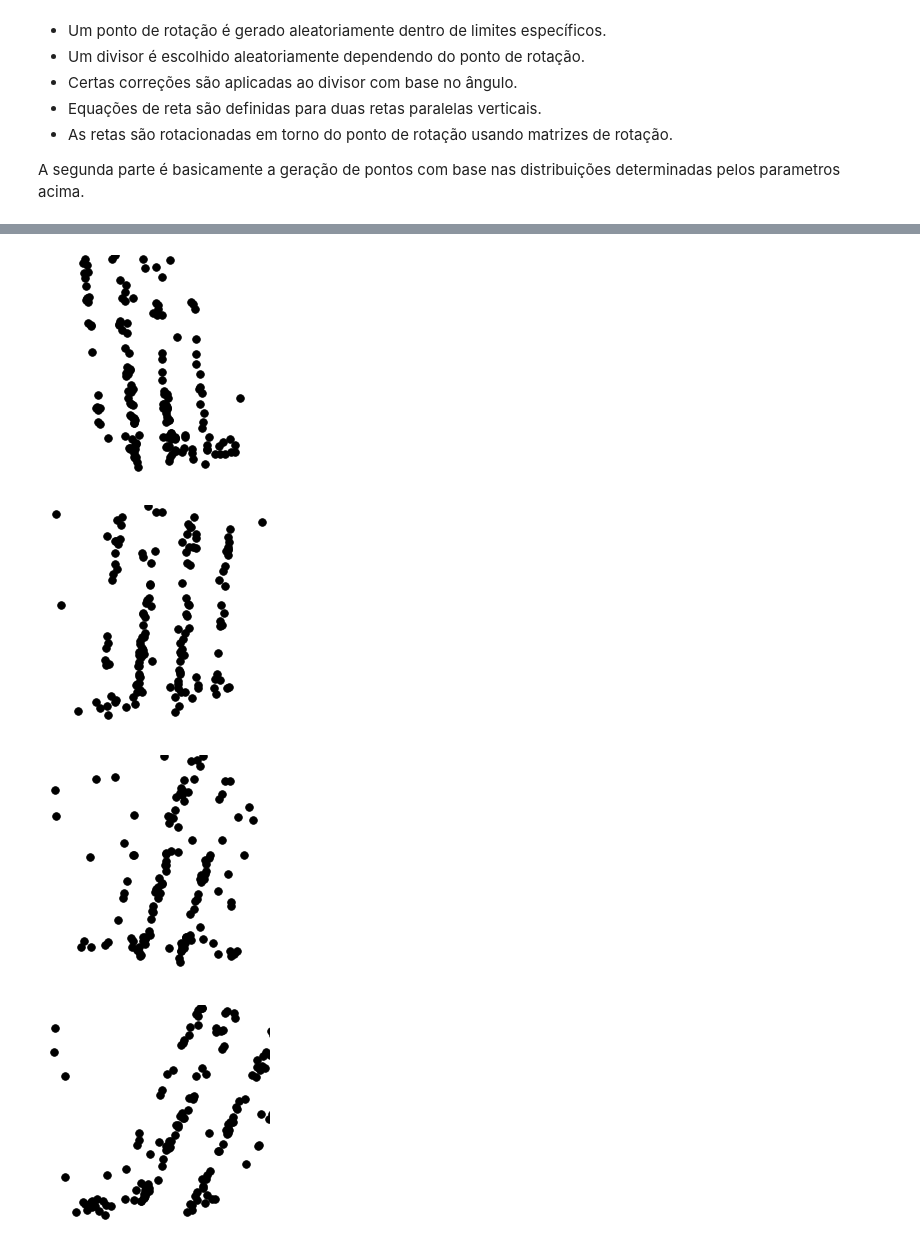
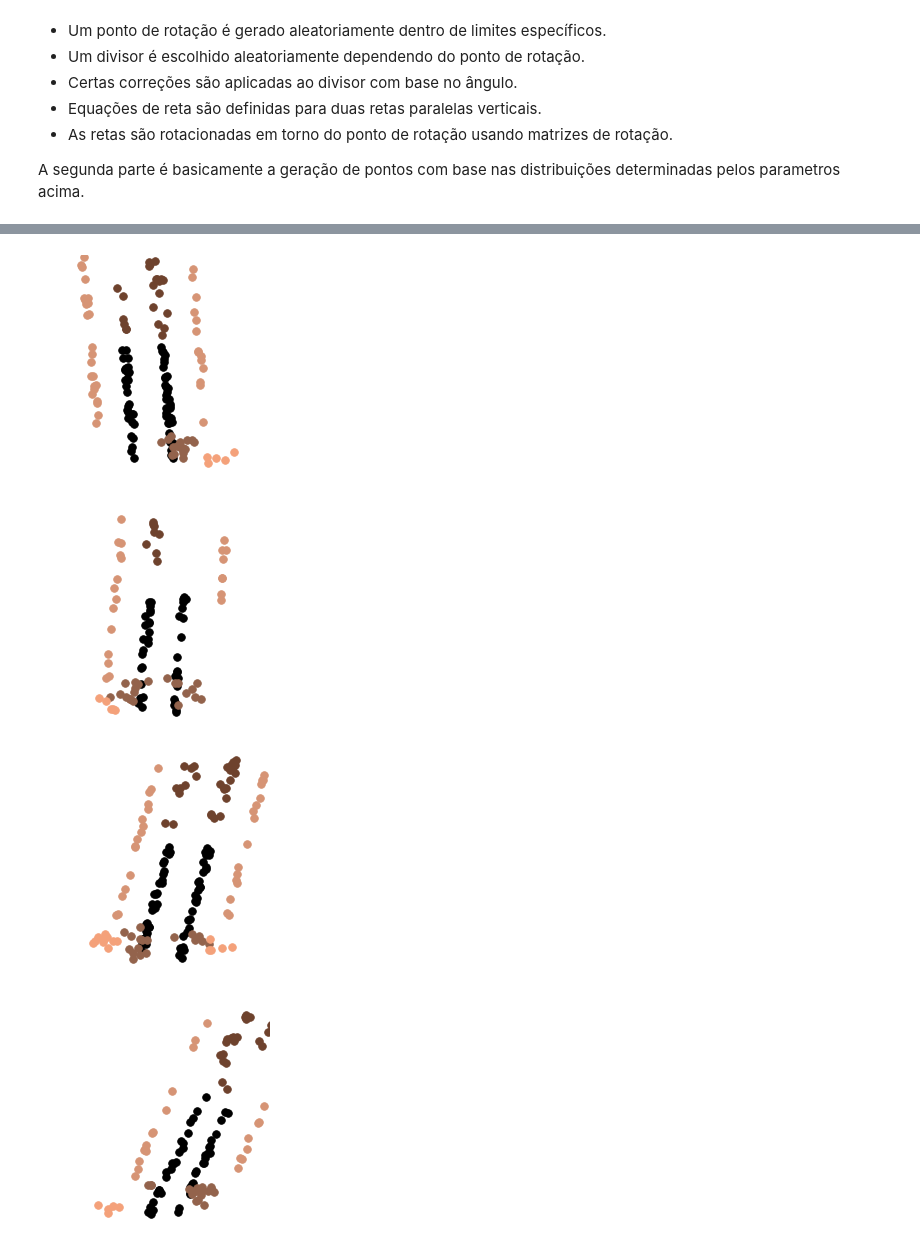
Before and after one commit to Felipe-Tommaselli/nn_lidar_perception, a Jupyter notebook: src/utils/artificial_test.ipynb, the cells around one changed output, grey strips where cells are left out. Saved outputs shown, nothing was run; the diff lists cells and outputs as text; code cells hidden in the pictures.

```diff
--- a/src/utils/artificial_test.ipynb
+++ b/src/utils/artificial_test.ipynb
@@ -40,33 +40,33 @@ DB_COLOR = 'black'
 DT_CLUST1, DT_CLUST2, DT_POINTS = [4, 15, 2]
 DT_BOUND1, DT_BOUND2 = [2, 10]
 DT_RANGE1, DT_RANGE2 = [2*image_size//3, image_size]
-DT_COLOR = 'black'
+DT_COLOR = '#6e422d'
 ############## FORA 1 ##############
 # acumulo de pontos na parte inferior
 F1_CLUST1, F1_CLUST2, F1_POINTS = [3, 10, 3]
 F1_BOUND1, F1_BOUND2 = [8, 18]
 F1_RANGE1, F1_RANGE2 = [(image_size//8), (image_size//5)]
-F1_COLOR = 'black'
+F1_COLOR = '#93634c'
 ############## FORA 2 ##############
 F2_CLUST1, F2_CLUST2, F2_POINTS = [8, 20, 3]
 F2_BOUND1_a, F2_BOUND1_b = [13, 14]
 F2_BOUND2_a, F2_BOUND2_b = [14, 15]
 F2_RANGE1, F2_RANGE2 = [0, (2*image_size//3)]
-F2_COLOR = 'black'
+F2_COLOR = '#a36c53'
 ############## FORA CIMA ##############
 # linhas adjacentes
 FC_LIM, FC_D1_a, FC_D1_b, FC_D2_a, FC_D2_b = [20, 3, 50, 3, 40]
 FC_BOUND1, FC_BOUND2 = [30, 35]
 FC_RANGE1, FC_RANGE2 = [image_size//6, image_size]
-FC_COLOR = 'black'
+FC_COLOR = '#d69475'
 ############## FORA BAIXO ##############
 FB_CLUST1, FB_CLUST2, FB_POINTS = [1, 4, 5]
 FB_BOUND1, FB_BOUND2 = [50, 51]
 FB_CENTRAL1, FB_CENTRAL2 = [image_size//12, image_size//5]
-FB_COLOR = 'black'
+FB_COLOR = '#f4a17a'
 ############## RANDOM ##############
-RND_RANGE1, RND_RANGE2 = [0, 30]
-RND_COLOR = 'black'
+RND_RANGE1, RND_RANGE2 = [0, 1]
+RND_COLOR = 'pink'
 # %% [markdown]
 A primeira metade do código pode ser descrita como:
 - Um loop é executado para cada ângulo dentro de um intervalo específico.
@@ -171,11 +171,13 @@ for angle in range(RANGE1, RANGE2, STEP):
 
 
         #* ################ GENERATE POINTS ################
-
-        # PLOT
         fig, ax = plt.subplots(figsize=(5, 5), dpi=58)
         ax.set_xlim(0, image_size)
         ax.set_ylim(0, image_size)
+
+        ax.set_xticks([])
+        ax.set_yticks([])
+        ax.axis('off')
 
         #################### Dentro Baixo ####################
 
@@ -364,12 +366,9 @@ for angle in range(RANGE1, RANGE2, STEP):
 
         #* ################ PLOT ################
 
-        ax.set_xlim(0, image_size)
-        ax.set_ylim(0, image_size)
-
         # Desenhar as retas rotacionadas (com pontos de início e fim)
-        #ax.plot(x_line, y1_line_rotated, 'r')
-        #ax.plot(x_line, y2_line_rotated, 'r')
+        #ax.plot(x_line, y1_line_rotated, 'r', '--', linewidth=4)
+        #ax.plot(x_line, y2_line_rotated, 'r', linewidth=4)
 
         # Linhas auxiliares
         # yline = np.arange(0, image_size, 1)
@@ -379,10 +378,6 @@ for angle in range(RANGE1, RANGE2, STEP):
         # ax.plot(x1line, yline, 'c')
         # ax.plot(x2line, yline, 'c')
 
-        # Remover as bordas e ticks dos eixos
-        ax.set_xticks([])
-        ax.set_yticks([])
-        ax.axis('off')
 
         # Mostrar a imagem na tela
         #plt.show()
@@ -392,4 +387,4 @@ for angle in range(RANGE1, RANGE2, STEP):
-[figure, old version]
+[figure, new version]
-[figure, old version]
+[figure, new version]
-[figure, old version]
+[figure, new version]
-[figure, old version]
+[figure, new version]
```
Also changed, not shown: parts of 1 cell of this notebook.
